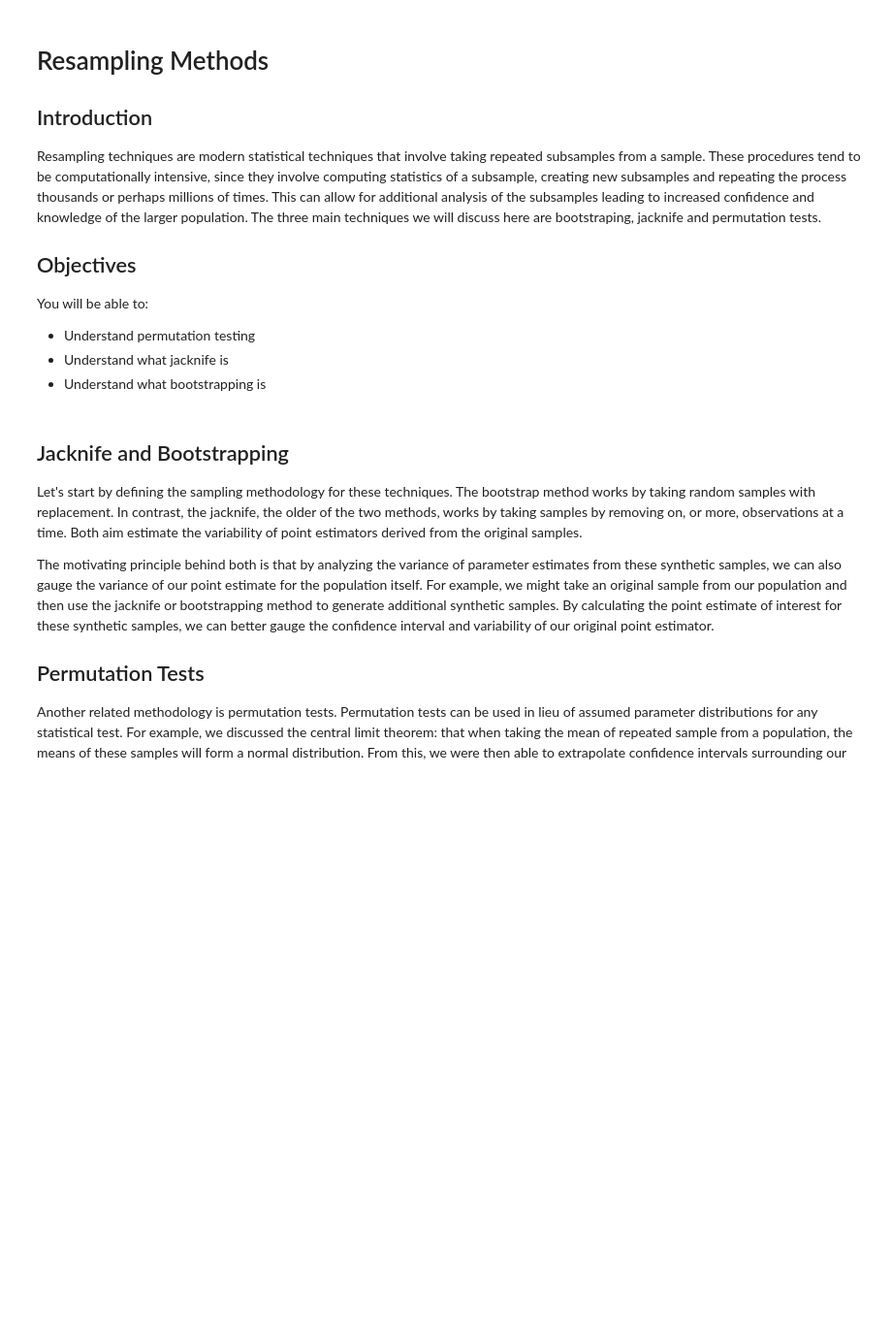
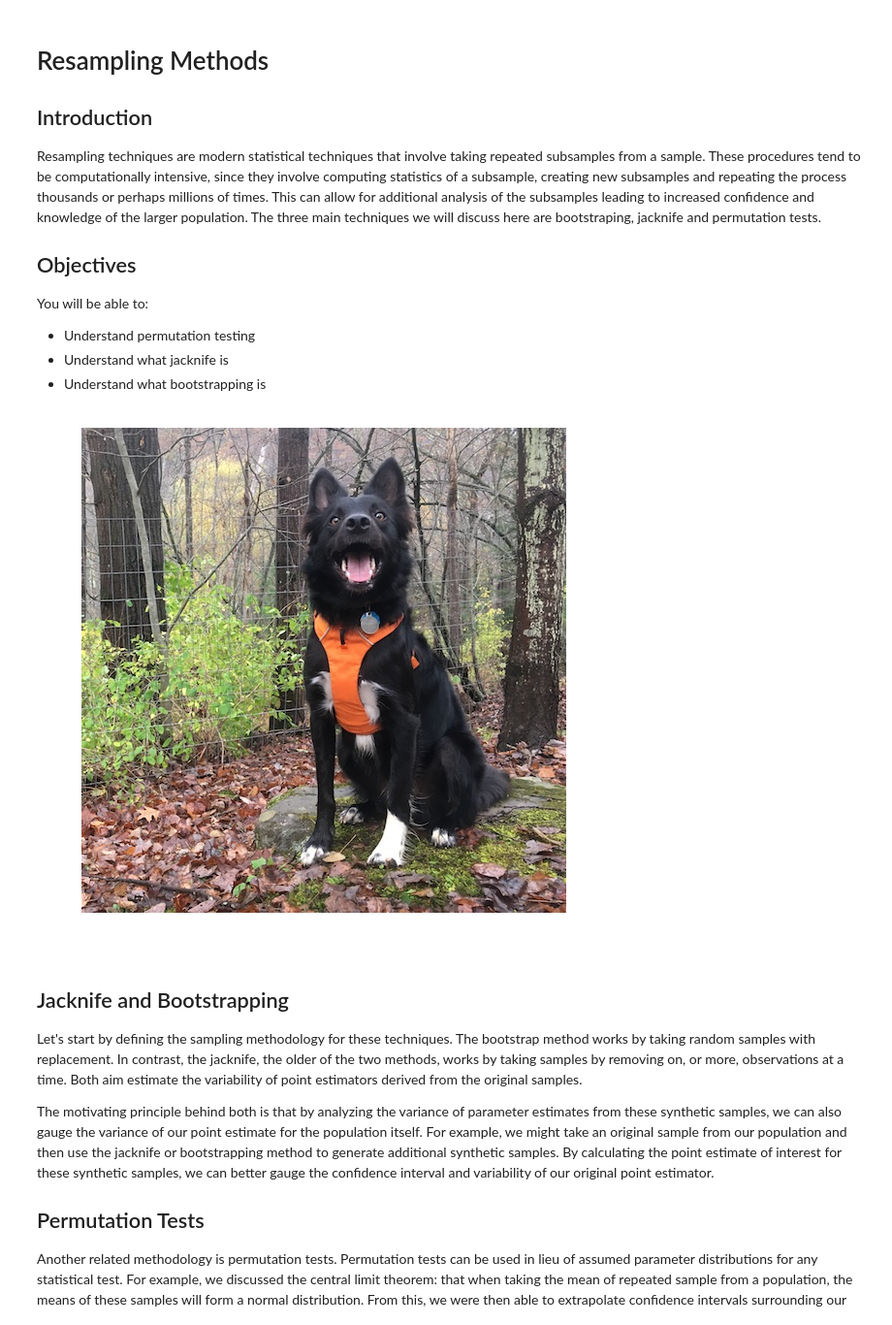
Before and after one commit to AlecMorgan/dsc-2-23-08-resampling-methods-seattle-ds-career-040119, a Jupyter notebook: index.ipynb, the cells around one changed output. Shown: that part at 97% size. Cells and saved outputs as stored; diff of their text form; code cells hidden in the pictures; blank space fills up the shorter version.

```diff
--- a/index.ipynb
+++ b/index.ipynb
@@ -16,3 +14,9 @@ i
+# %%
+import seaborn as sns
+
+sns.dogplot()
+# %% [output]
+[figure, added]
 # %% [markdown]
 ## Jacknife and Bootstrapping
 Let's start by defining the sampling methodology for these techniques. The bootstrap method works by taking random samples with replacement. In contrast, the jacknife, the older of the two methods, works by taking samples by removing on, or more, observations at a time. Both aim estimate the variability of point estimators derived from the original samples.
```
Also changed, not shown: parts of 1 cell of this notebook.
